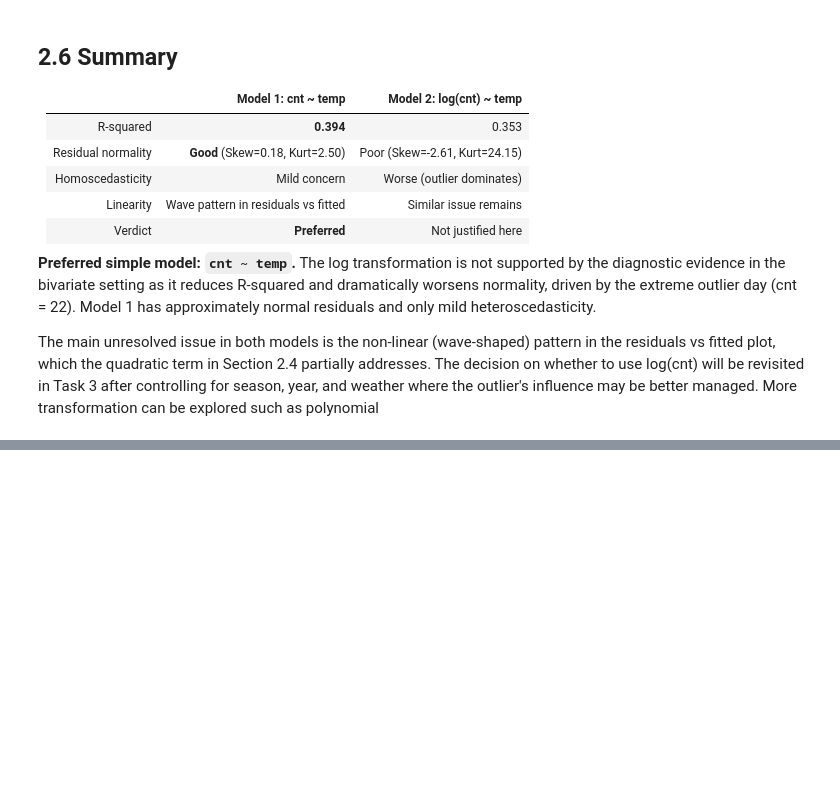
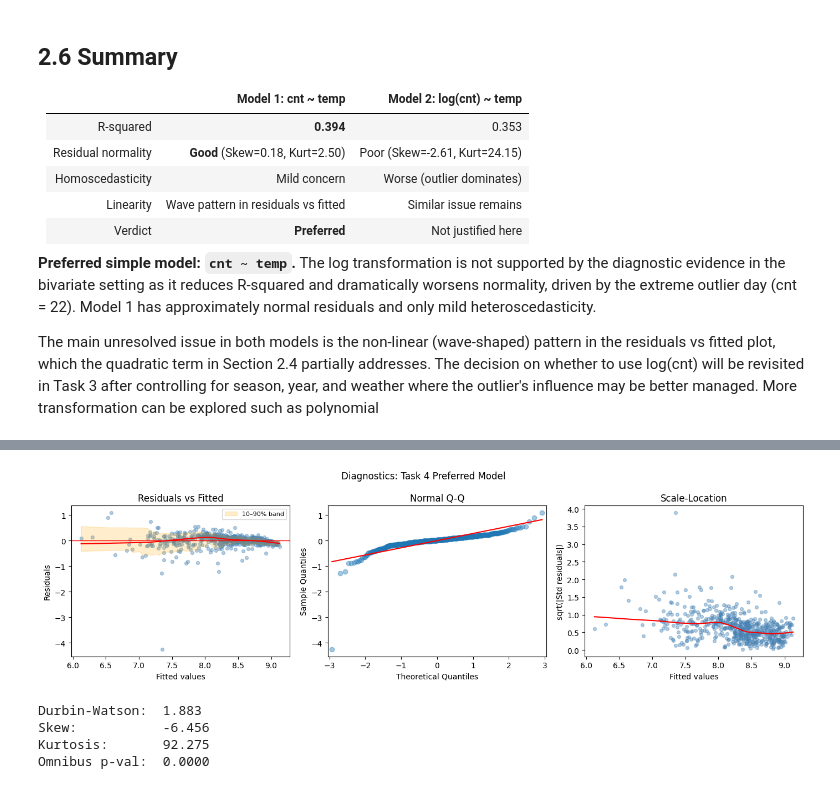
Before and after one commit to thegiapham/qbus2810, a Jupyter notebook: qbus2810_assignment.ipynb, the cells around one changed output, grey strips where cells are left out. Saved outputs shown, nothing was run; the diff lists cells and outputs as text; code cells hidden in the pictures; blank space fills up the shorter version.

```diff
--- a/qbus2810_assignment.ipynb
+++ b/qbus2810_assignment.ipynb
@@ -690,0 +1223,13 @@ year, and weather where the outlier's influence may be better managed. More tran
+# %%
+# Fit the preferred model on the full training set
+# formula_preferred = ('cnt ~ cr(temp, df=4)*workingday + C(season) + yr + C(weathersit) + cr(hum, df=4) + cr(windspeed, df=4)')
+# formula_preferred = ('cnt ~ cr(temp, df=4) + C(season) + yr + C(weathersit) + cr(hum, df=4) + cr(windspeed, df=4) + workingday')
+formula_preferred = ('log_cnt ~ cr(temp, df=4)*workingday + C(season) + yr + C(weathersit) + cr(hum, df=4) + cr(windspeed, df=4)')
+# formula_preferred = ('cnt ~ cr(temp, df=4) + C(season) + yr + C(weathersit) + hum + windspeed + workingday')
+formula_preferred1 = ('cnt ~ cr(temp, df=4)*workingday + C(season) + yr + C(weathersit) + cr(hum, df=4) + cr(windspeed, df=4)')
+formula_preferred2 = ('cnt ~ cr(temp, df=4)*C(season) + yr + C(weathersit) + cr(hum, df=4) + cr(windspeed, df=4) + workingday')
+formula_preferred3 = ('log_cnt ~ cr(temp, df=4)*C(season) + yr + C(weathersit) + cr(hum, df=4) + cr(windspeed, df=4) + workingday')
+m_preferred = smf.ols(formula_preferred, data=train).fit()
+m_preferred1 = smf.ols(formula_preferred1, data=train).fit()
+m_preferred2 = smf.ols(formula_preferred2, data=train).fit()
+m_preferred3 = smf.ols(formula_preferred3, data=train).fit()
@@ -690,0 +1324,15 @@ year, and weather where the outlier's influence may be better managed. More tran
+# %%
+diag3(m_preferred, 'Task 4 Preferred Model', savepath='task4/fig_task4_diag_m_preferred.pdf')
+
+omni_stat, omni_p = sm.stats.omni_normtest(m_preferred.resid)
+dw = sm.stats.stattools.durbin_watson(m_preferred.resid)
+print(f'Durbin-Watson:  {dw:.3f}')
+print(f'Skew:           {m_preferred.resid.skew():.3f}')
+print(f'Kurtosis:       {m_preferred.resid.kurtosis():.3f}')
+print(f'Omnibus p-val:  {omni_p:.4f}')
+# %% [output]
+[figure, added]
+Durbin-Watson:  1.883
+Skew:           -6.456
+Kurtosis:       92.275
+Omnibus p-val:  0.0000
```
Also changed, not shown: parts of 63 cells of this notebook, 25 other files.
